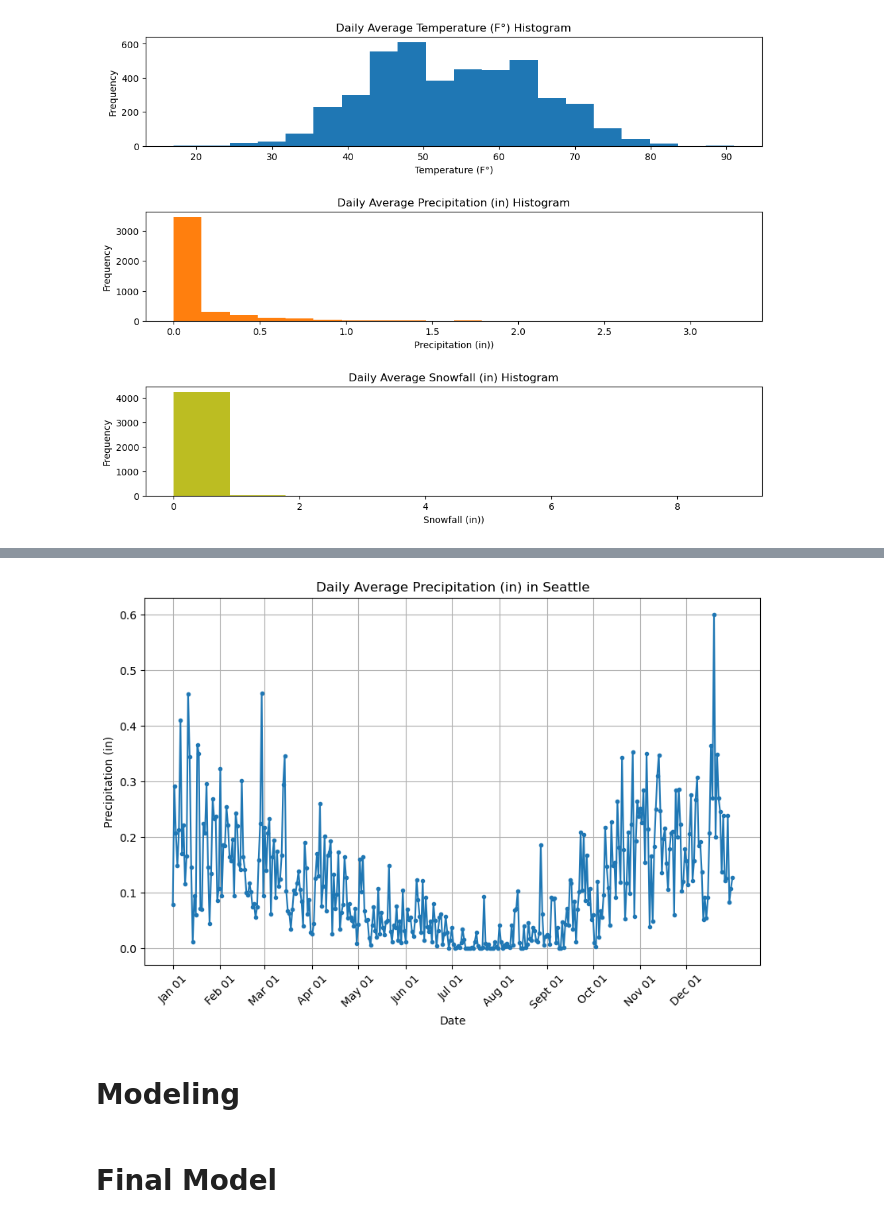
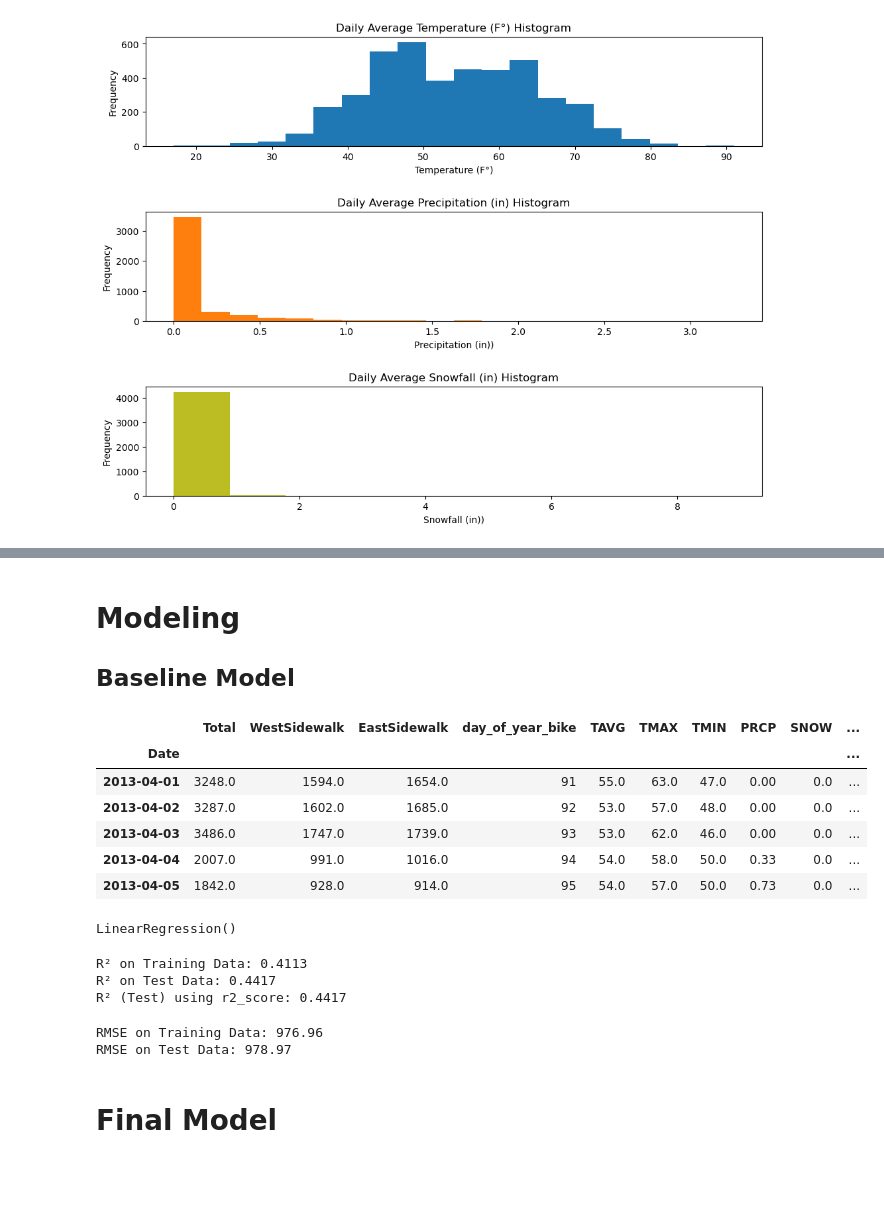
Before and after one commit to mkearns17/Fremont_Bridge_Cyclists_Crossings, a Jupyter notebook: notebook.ipynb, the cells around one changed output, grey strips where cells are left out. Drawn from its saved outputs; the diff is of its cells as text; code cells hidden in the pictures; blank space fills up the shorter version.

Commit message:
baseline model

```diff
--- a/notebook.ipynb
+++ b/notebook.ipynb
@@ -168,8 +177,18 @@ daily_avg_plot(weather_df,'TAVG',title,ylabel)
-# %%
-title = 'Daily Average Precipitation (in) in Seattle'
-ylabel = 'Precipitation (in)'
-daily_avg_plot(weather_df,'PRCP',title,ylabel)
-# %% [output]
-[figure, removed]
 # %% [markdown]
 # Modeling
+
+## Baseline Model
+# %%
+#Combine bike and weather data together into full datset
+
+full_df = bike_daily.join(weather_df, how = 'inner',lsuffix='_bike', rsuffix='_weather')
+# %%
+full_df.head()
+# %% [output]
+|  | Total | WestSidewalk | EastSidewalk | day_of_year_bike | TAVG | TMAX | TMIN | PRCP | SNOW | ... |
+| Date |  |  |  |  |  |  |  |  |  | ... |
+| 2013-04-01 | 3248.0 | 1594.0 | 1654.0 | 91 | 55.0 | 63.0 | 47.0 | 0.00 | 0.0 | ... |
+| 2013-04-02 | 3287.0 | 1602.0 | 1685.0 | 92 | 53.0 | 57.0 | 48.0 | 0.00 | 0.0 | ... |
+| 2013-04-03 | 3486.0 | 1747.0 | 1739.0 | 93 | 53.0 | 62.0 | 46.0 | 0.00 | 0.0 | ... |
+| 2013-04-04 | 2007.0 | 991.0 | 1016.0 | 94 | 54.0 | 58.0 | 50.0 | 0.33 | 0.0 | ... |
+| 2013-04-05 | 1842.0 | 928.0 | 914.0 | 95 | 54.0 | 57.0 | 50.0 | 0.73 | 0.0 | ... |
@@ -176,3 +214,33 @@ daily_avg_plot(weather_df,'PRCP',title,ylabel)
+# %%
+baseline = LinearRegression()
+baseline.fit(X_train_scaled, y_train)
+# %% [output]
+LinearRegression()
+# %%
+y_train_pred = baseline.predict(X_train_scaled)
+y_test_pred = baseline.predict(X_test_scaled)
+
+r2_train = baseline.score(X_train_scaled, y_train)
+r2_test = baseline.score(X_test_scaled, y_test)
+
+print(f"R² on Training Data: {r2_train:.4f}")
+print(f"R² on Test Data: {r2_test:.4f}")
+
+# Alternatively, use r2_score from sklearn.metrics
+print(f"R² (Test) using r2_score: {r2_score(y_test, y_test_pred):.4f}")
+# %% [output]
+R² on Training Data: 0.4113
+R² on Test Data: 0.4417
+R² (Test) using r2_score: 0.4417
+# %%
+rmse_train = mean_squared_error(y_train, y_train_pred, squared=False)
+rmse_test = mean_squared_error(y_test, y_test_pred, squared=False)
+
+print(f"RMSE on Training Data: {rmse_train:.2f}")
+print(f"RMSE on Test Data: {rmse_test:.2f}")
+# %% [output]
+RMSE on Training Data: 976.96
+RMSE on Test Data: 978.97
 # %% [markdown]
 # Final Model
 # %% [markdown]
```
Also changed, not shown: parts of 3 cells of this notebook.
